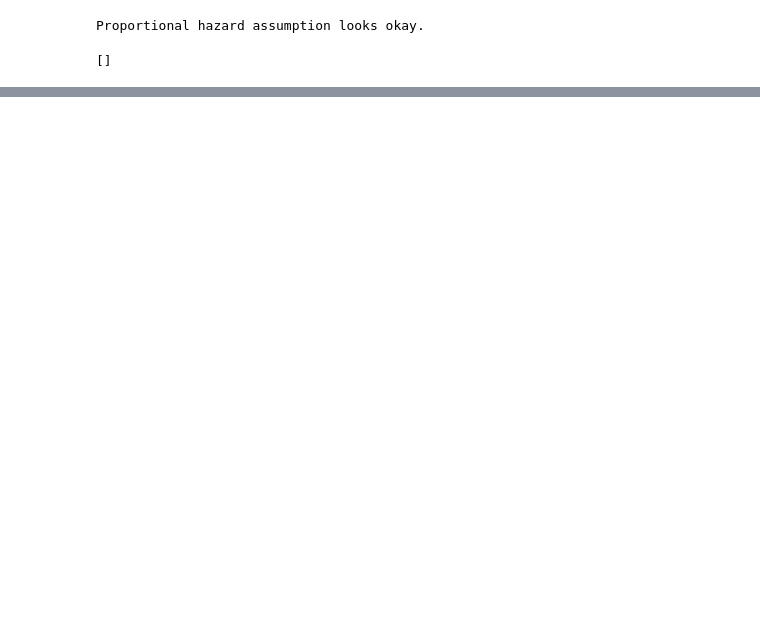
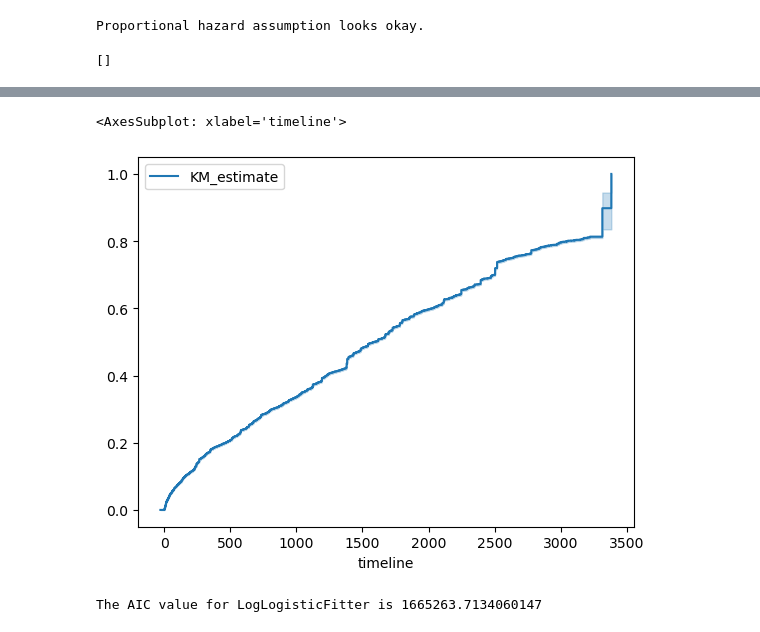
Before and after one commit to Kirscher/TextMining_Parcours_de_soin, a Jupyter notebook: survival_analysis/Lifelines.ipynb, the cells around one changed output, grey strips where cells are left out. Cells and saved outputs as stored; diff of their text form; code cells hidden in the pictures; blank space fills up the shorter version.

```diff
--- a/survival_analysis/Lifelines.ipynb
+++ b/survival_analysis/Lifelines.ipynb
@@ -302,0 +390,22 @@ Proportional hazard assumption looks okay.
+# %%
+kmf.plot_cumulative_density()
+# %% [output]
+<AxesSubplot: xlabel='timeline'>
+[figure, added]
+# %%
+from lifelines import WeibullFitter,\
+                      ExponentialFitter,\
+                      LogNormalFitter,\
+                      LogLogisticFitter
+# Instantiate each fitter
+wb = WeibullFitter()
+ex = ExponentialFitter()
+log = LogNormalFitter()
+loglogis = LogLogisticFitter()
+# Fit to data
+for model in [wb, ex, log, loglogis]:
+    model.fit(durations = hospit_full_hospit["Nb_survie"]+30.001, event_observed = hospit_full_hospit["Mort"])
+# Print AIC
+print("The AIC value for", model.__class__.__name__, "is",  model.AIC_)
+# %% [output]
+The AIC value for LogLogisticFitter is 1665263.7134060147
```
Also changed, not shown: parts of 24 cells of this notebook.
